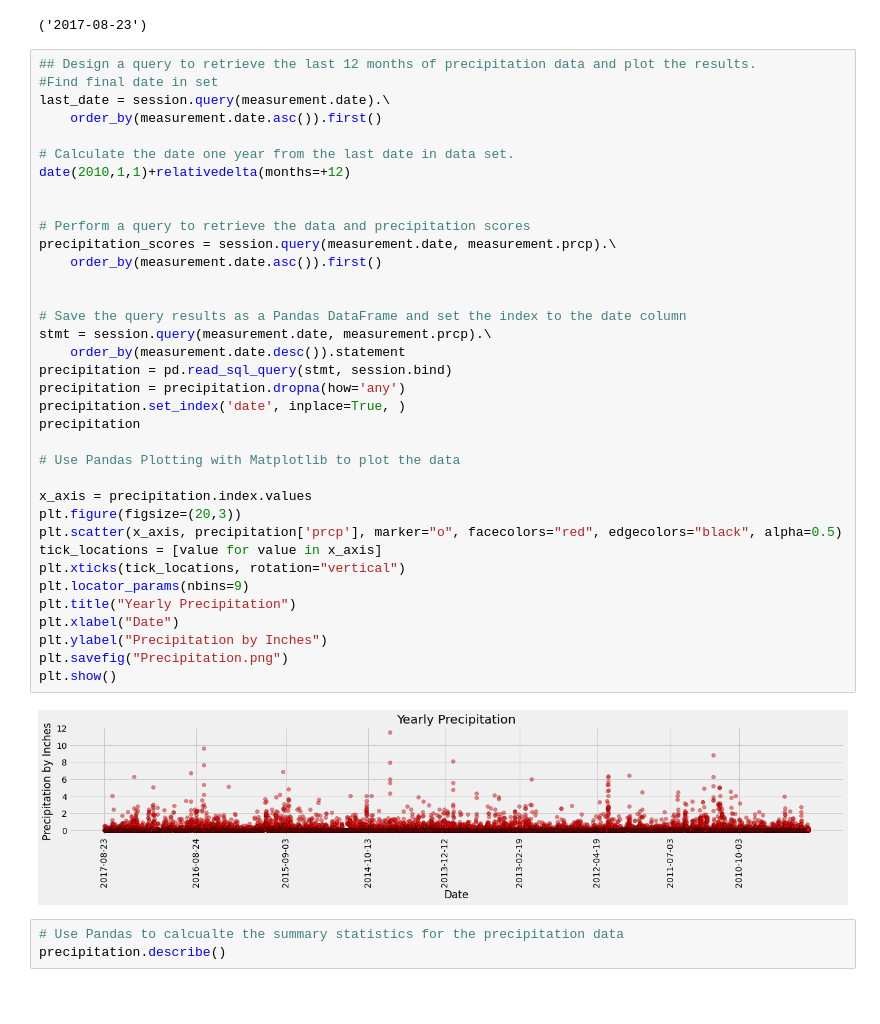
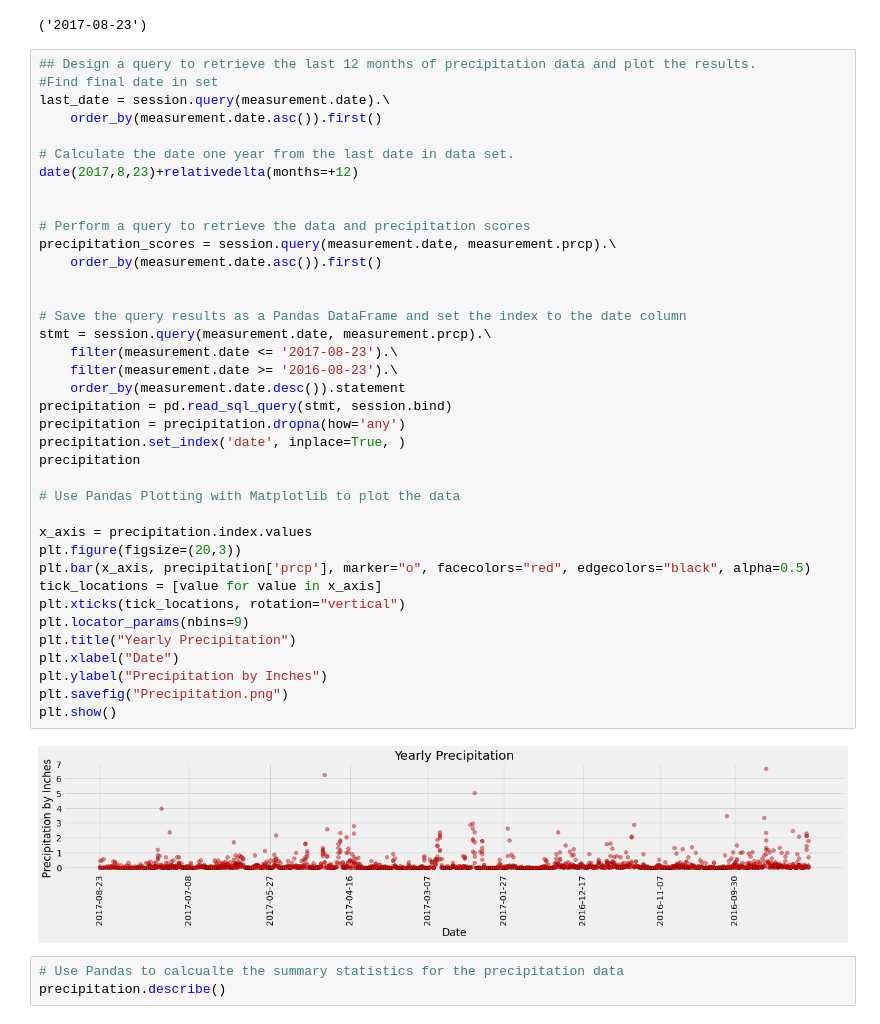
Before and after one commit to AgapeofIcarus/sqlalchemy-challenge, a Jupyter notebook: climate_starter.ipynb, the cells around one changed output. Cells and saved outputs as stored; diff of their text form; blank space fills up the shorter version.

Commit message:
corrected precipitation plot

```diff
--- a/climate_starter.ipynb
+++ b/climate_starter.ipynb
@@ -84,37 +84,39 @@ last_date = session.query(measurement.date).\
     order_by(measurement.date.asc()).first()
 
 # Calculate the date one year from the last date in data set.
-date(2010,1,1)+relativedelta(months=+12)
+date(2017,8,23)+relativedelta(months=+12)
 
 
 # Perform a query to retrieve the data and precipitation scores
 precipitation_scores = session.query(measurement.date, measurement.prcp).\
     order_by(measurement.date.asc()).first()
 
 
 # Save the query results as a Pandas DataFrame and set the index to the date column
 stmt = session.query(measurement.date, measurement.prcp).\
+    filter(measurement.date <= '2017-08-23').\
+    filter(measurement.date >= '2016-08-23').\
     order_by(measurement.date.desc()).statement
 precipitation = pd.read_sql_query(stmt, session.bind)
 precipitation = precipitation.dropna(how='any')
 precipitation.set_index('date', inplace=True, )
 precipitation
 
 # Use Pandas Plotting with Matplotlib to plot the data
 
 x_axis = precipitation.index.values
 plt.figure(figsize=(20,3))
-plt.scatter(x_axis, precipitation['prcp'], marker="o", facecolors="red", edgecolors="black", alpha=0.5)
+plt.bar(x_axis, precipitation['prcp'], marker="o", facecolors="red", edgecolors="black", alpha=0.5)
 tick_locations = [value for value in x_axis]
 plt.xticks(tick_locations, rotation="vertical")
 plt.locator_params(nbins=9)
 plt.title("Yearly Precipitation")
 plt.xlabel("Date")
 plt.ylabel("Precipitation by Inches")
 plt.savefig("Precipitation.png")
 plt.show()
 # %% [output]
-[figure, old version]
+[figure, new version]
 # %%
 # Use Pandas to calcualte the summary statistics for the precipitation data
 precipitation.describe()
```
Also changed, not shown: parts of 2 cells of this notebook, 2 other files.
